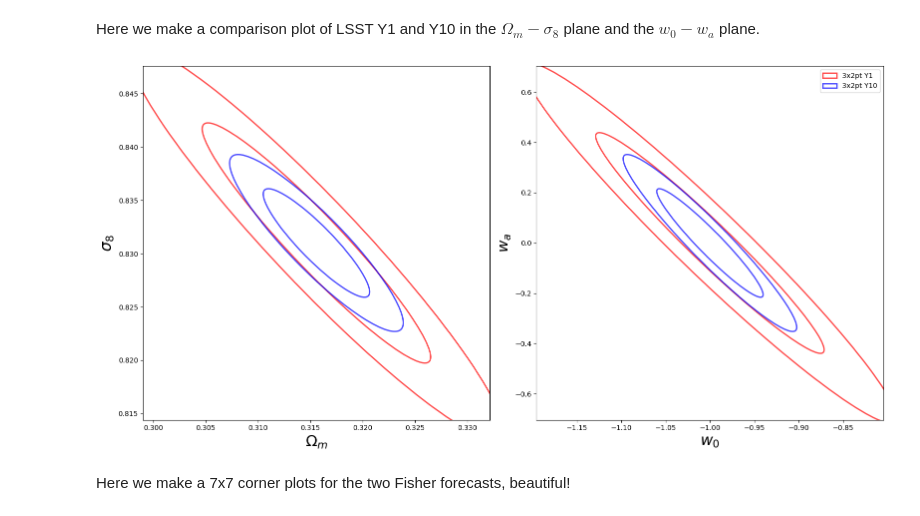
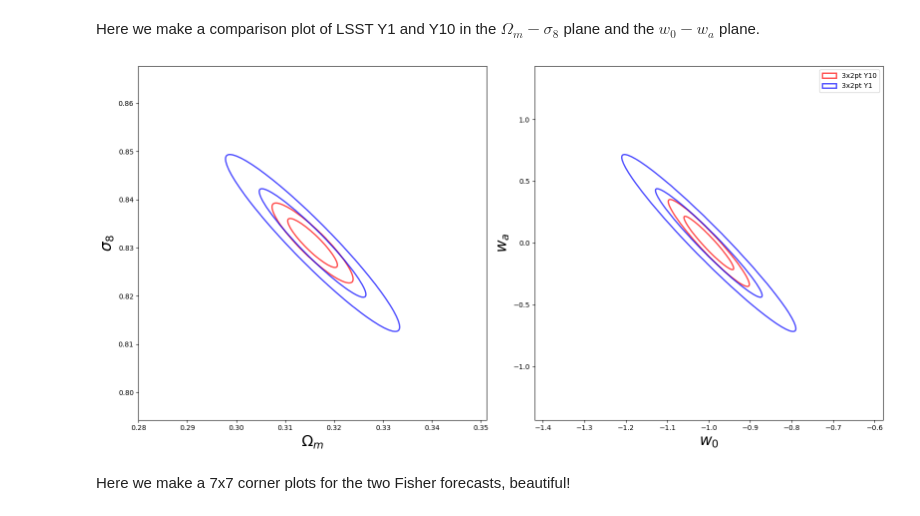
Before and after one commit to LSSTDESC/fisherA2Z, a Jupyter notebook: examples/Tutorial_00_Get_Started.ipynb, the cells around one changed output. Cells and saved outputs as stored; diff of their text form; code cells hidden in the pictures.

```diff
--- a/examples/Tutorial_00_Get_Started.ipynb
+++ b/examples/Tutorial_00_Get_Started.ipynb
@@ -105,41 +105,41 @@ for paramset in [[['omega_m', 'sigma_8'], ['w_0', 'w_a']]]:
         # ax[j].set_title('3x2pt', fontsize = 22)
         colors = ['red', 'blue']
         arg = fisher_obj
-        labels = ['3x2pt Y1', '3x2pt Y10']
+        labels = [ '3x2pt Y10', '3x2pt Y1',]
         es = []
-        for matrix, label, color in zip([fisher_obj_y1.fisher, fisher_obj.fisher], labels, colors):
+        for matrix, label, color in zip([fisher_obj.fisher, fisher_obj_y1.fisher,], labels, colors):
             fid=(arg.vals[params[0]], arg.vals[params[1]])
             this_fisher = marginalize(matrix,
                             arg.param_order.index(params[0]),
                             arg.param_order.index(params[1]))
 
             for sigmas in [1,2]:
                 e, xlim, ylim, _ = plot_contours(
                     this_fisher,
                     sigmas=sigmas, fid=fid
                     )
                 if sigmas==1:
                     e.set_label(label)
                     es.append(e)
                 e.set_facecolor('none')
                 e.set_alpha(0.7)
                 e.set_edgecolor(color)
                 e.set_linewidth(2.0)
 
                 ax[j].add_artist(e)
             #limnew = 1*max(abs(para_bias[params[0]]), abs(para_bias[params[1]]))
             xlim = (arg.vals[params[0]] - 2* xlim, arg.vals[params[0]] + 2* xlim)
             ylim = (arg.vals[params[1]] - 2* ylim, arg.vals[params[1]] + 2* ylim)
             ax[j].set_xlim((xlim))
             ax[j].set_ylim((ylim))
 
             ax[j].set_xlabel(arg.param_labels[arg.param_order.index(params[0])],fontsize = 22)
             ax[j].set_ylabel(arg.param_labels[arg.param_order.index(params[1])],fontsize = 22)
             plt.tight_layout()
 
     ax[j].legend(handles=es)
 # %% [output]
-[figure, old version]
+[figure, new version]
 # %%
 def plot_2_contour(Fisher, fisher_matrix1, fisher_matrix2, end = 11, filename = None , labels = ['', '']):
 
```
Also changed, not shown: 1 other file.
